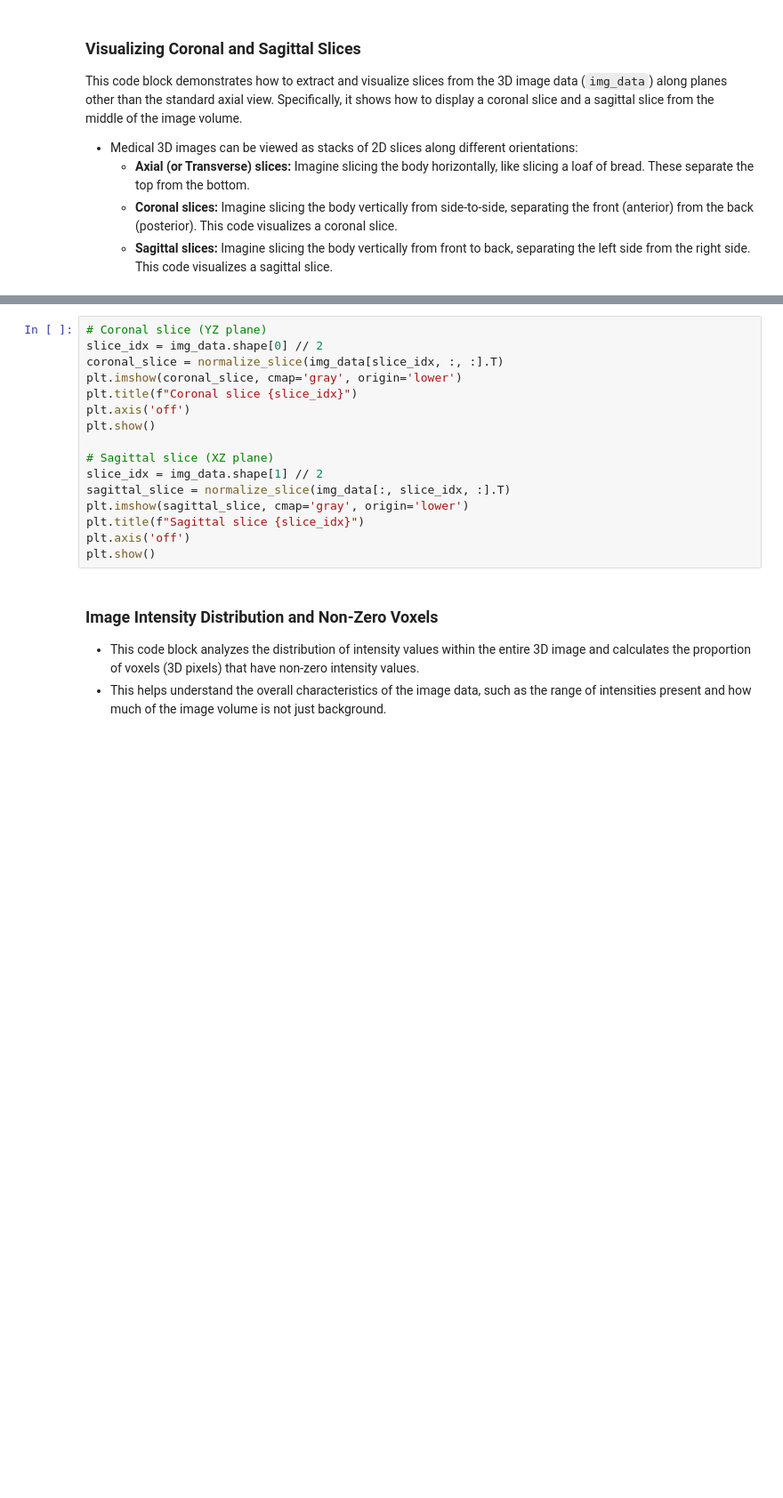
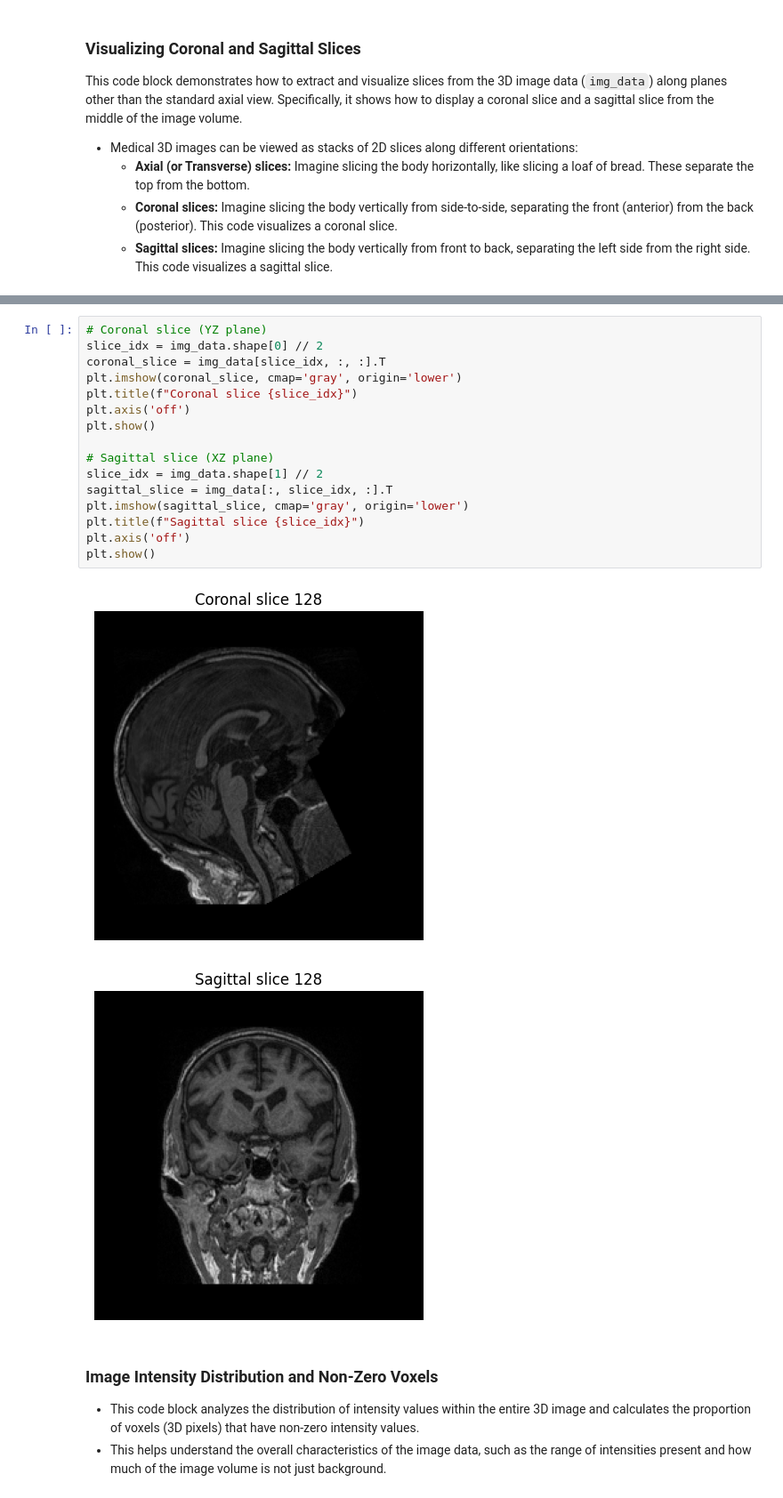
Before and after one commit to shadabtanjeed/tbi-lesion-segmentation, a Jupyter notebook: Notebooks/v2/preprocess_nn_unet.ipynb, the cells around one changed output, grey strips where cells are left out. Shown at 89% size. Saved outputs shown, nothing was run; the diff lists cells and outputs as text; blank space fills up the shorter version.

```diff
--- a/Notebooks/v2/preprocess_nn_unet.ipynb
+++ b/Notebooks/v2/preprocess_nn_unet.ipynb
@@ -152,19 +155,22 @@ This code block demonstrates how to extract and visualize slices from the 3D ima
 # %%
 # Coronal slice (YZ plane)
 slice_idx = img_data.shape[0] // 2
-coronal_slice = normalize_slice(img_data[slice_idx, :, :].T)
+coronal_slice = img_data[slice_idx, :, :].T
 plt.imshow(coronal_slice, cmap='gray', origin='lower')
 plt.title(f"Coronal slice {slice_idx}")
 plt.axis('off')
 plt.show()
 
 # Sagittal slice (XZ plane)
 slice_idx = img_data.shape[1] // 2
-sagittal_slice = normalize_slice(img_data[:, slice_idx, :].T)
+sagittal_slice = img_data[:, slice_idx, :].T
 plt.imshow(sagittal_slice, cmap='gray', origin='lower')
 plt.title(f"Sagittal slice {slice_idx}")
 plt.axis('off')
 plt.show()
+# %% [output]
+[figure, added]
+[figure, added]
 # %% [markdown]
 ### Image Intensity Distribution and Non-Zero Voxels
 
```
Also changed, not shown: parts of 78 cells of this notebook, 1 other file.
